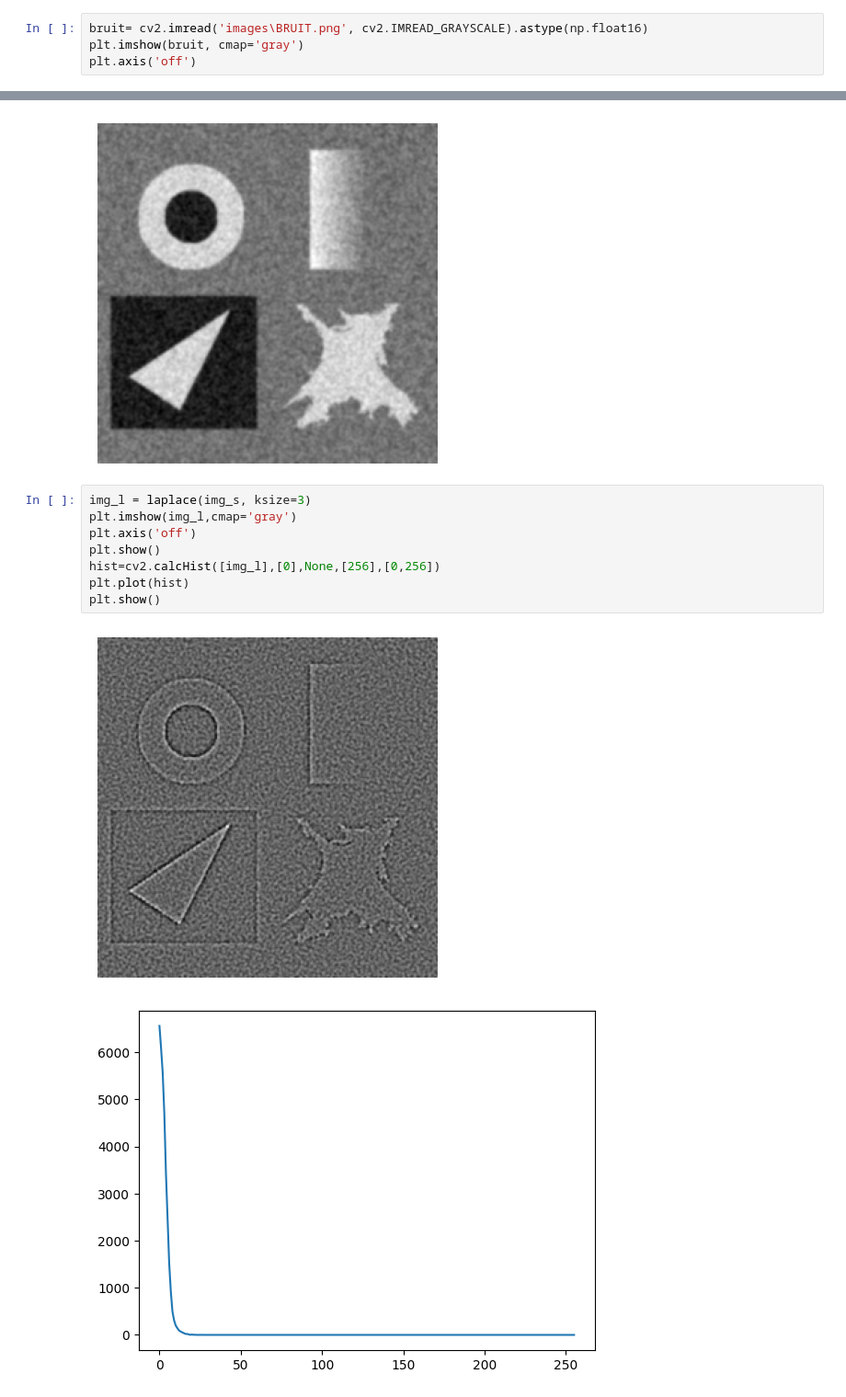
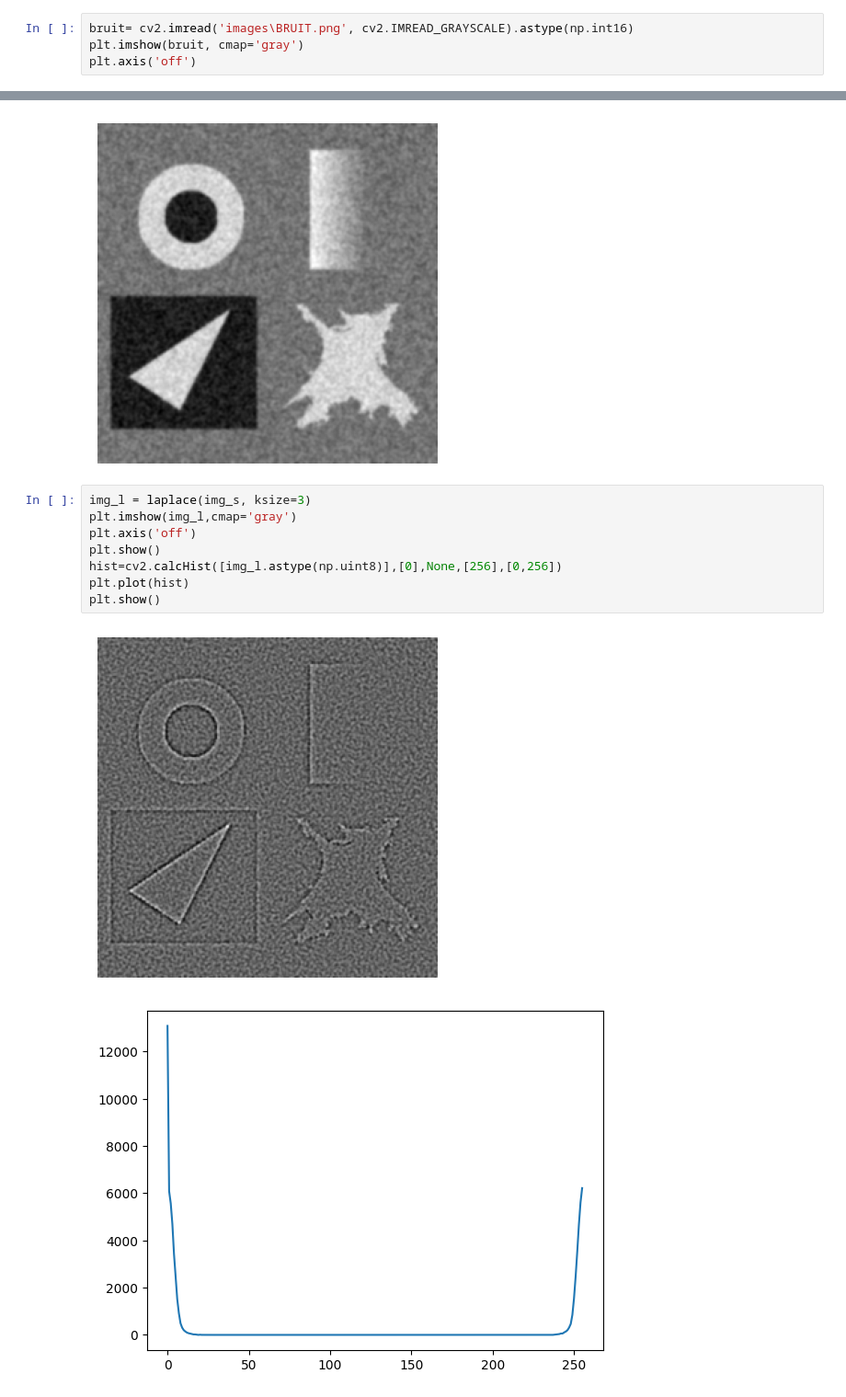
Before and after one commit to Imagenes-Vision/Taller4, a Jupyter notebook: laplaciano.ipynb, the cells around one changed output, grey strips where cells are left out. Shown at 92% size. Cells and saved outputs as stored; diff of their text form.

```diff
--- a/laplaciano.ipynb
+++ b/laplaciano.ipynb
@@ -154,7 +158,7 @@ plt.show()
 # %% [markdown]
 ## Comparación Sobel
 # %%
-bruit= cv2.imread('images\BRUIT.png', cv2.IMREAD_GRAYSCALE).astype(np.float16)
+bruit= cv2.imread('images\BRUIT.png', cv2.IMREAD_GRAYSCALE).astype(np.int16)
 plt.imshow(bruit, cmap='gray')
 plt.axis('off')
 # %% [output]
@@ -170,13 +174,13 @@ plt.axis('off')
 # %%
 img_l = laplace(img_s, ksize=3)
 plt.imshow(img_l,cmap='gray')
 plt.axis('off')
 plt.show()
-hist=cv2.calcHist([img_l],[0],None,[256],[0,256])
+hist=cv2.calcHist([img_l.astype(np.uint8)],[0],None,[256],[0,256])
 plt.plot(hist)
 plt.show()
 # %% [output]
 [figure]
-[figure, old version]
+[figure, new version]
 # %%
 rescaled_img = exposure.rescale_intensity(img_l, in_range=(img_l.min(), img_l.max()), out_range=(0, 255))
```
Also changed, not shown: parts of 27 cells of this notebook.
